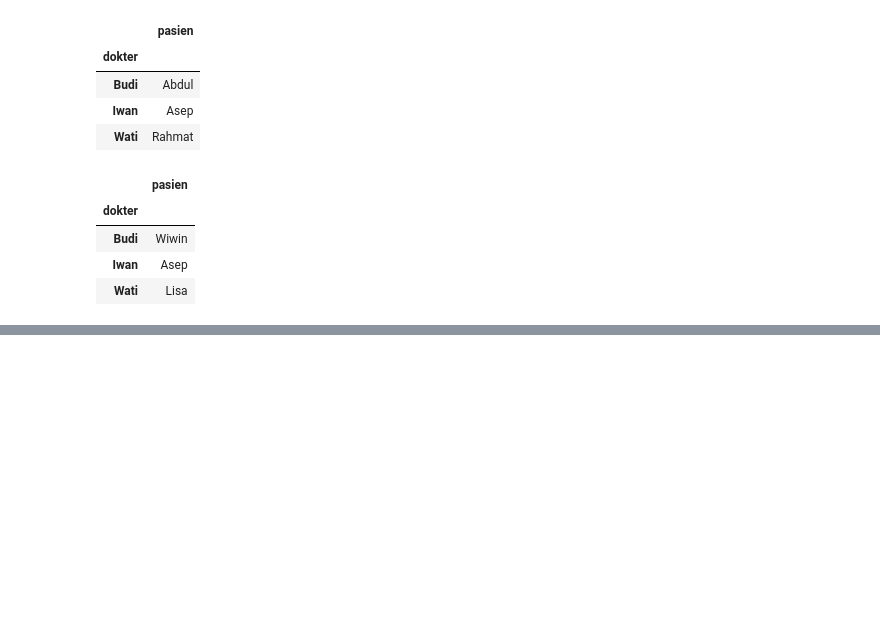
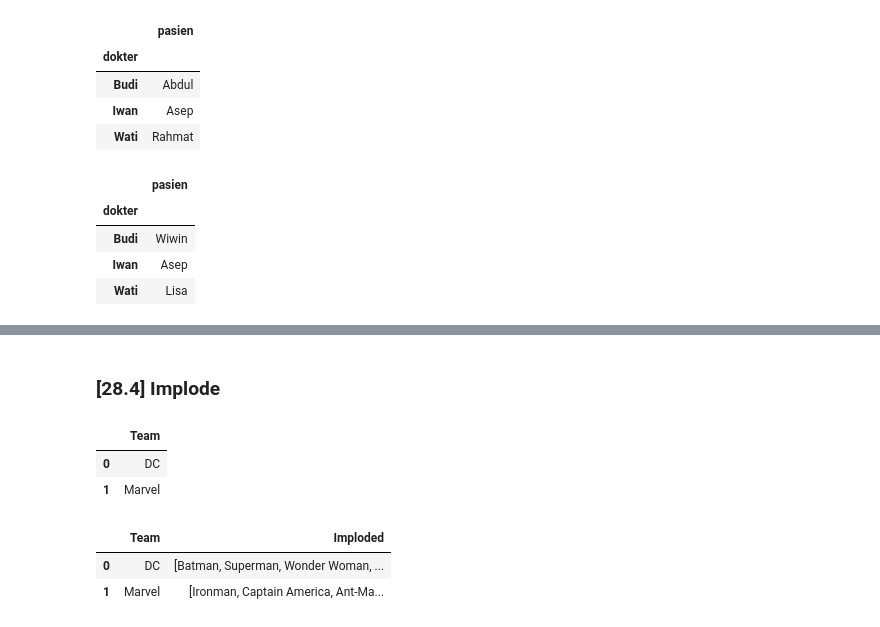
Before and after one commit to meilindazheng/VisualisasiData-Pandas, a Jupyter notebook: Pandas-Week07.ipynb, the cells around one changed output, grey strips where cells are left out. Saved outputs shown, nothing was run; the diff lists cells and outputs as text; code cells hidden in the pictures; blank space fills up the shorter version.

```diff
--- a/Pandas-Week07.ipynb
+++ b/Pandas-Week07.ipynb
@@ -155,0 +197,17 @@ df.groupby('dokter')['pasien'].last().to_frame()
+# %% [markdown]
+### [28.4] Implode
+# %%
+d = {'Team':['DC','Marvel']}
+df2 = pd.DataFrame(d)
+df2
+# %% [output]
+|  | Team |
+| 0 | DC |
+| 1 | Marvel |
+# %%
+df2['Imploded'] = df1.groupby(df1.index)['Heroes'].agg(list)
+df2
+# %% [output]
+|  | Team | Imploded |
+| 0 | DC | [Batman, Superman, Wonder Woman, ... |
+| 1 | Marvel | [Ironman, Captain America, Ant-Ma... |
```
Also changed, not shown: parts of 8 cells of this notebook.
